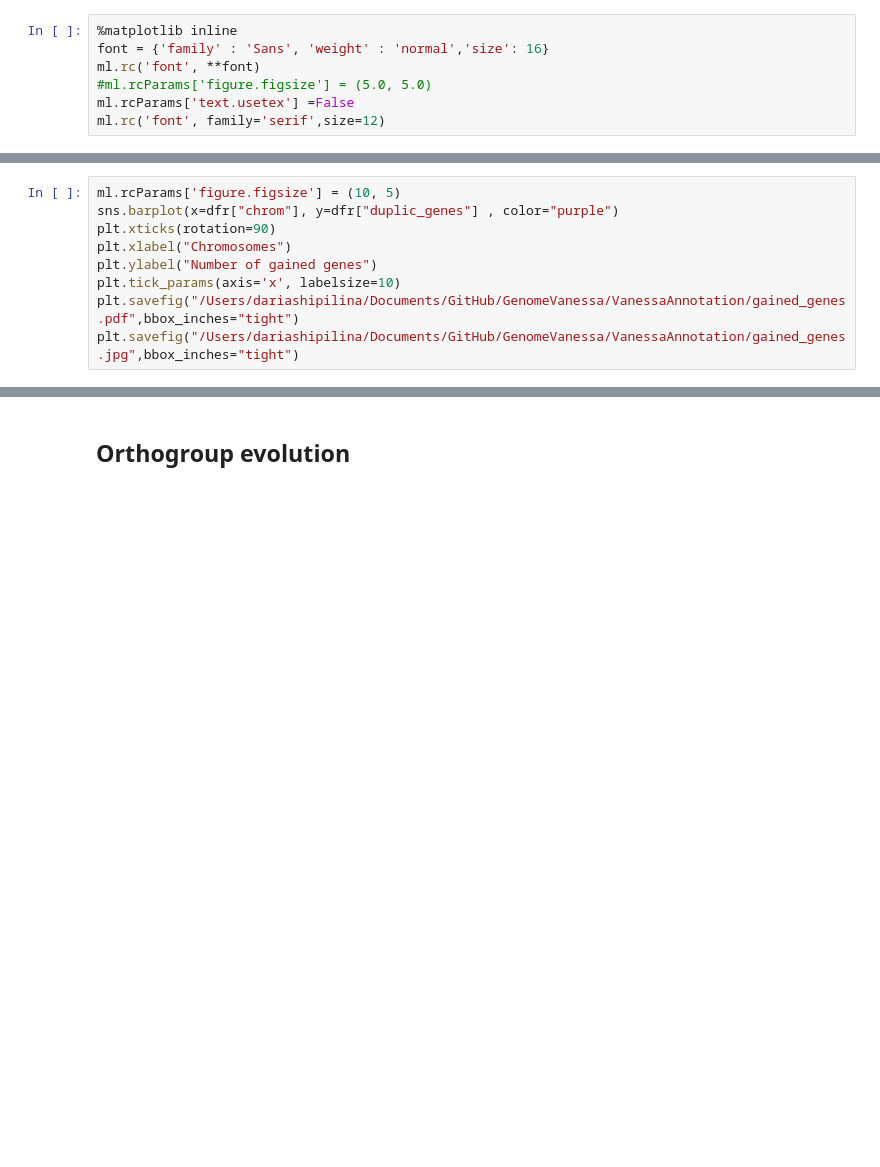
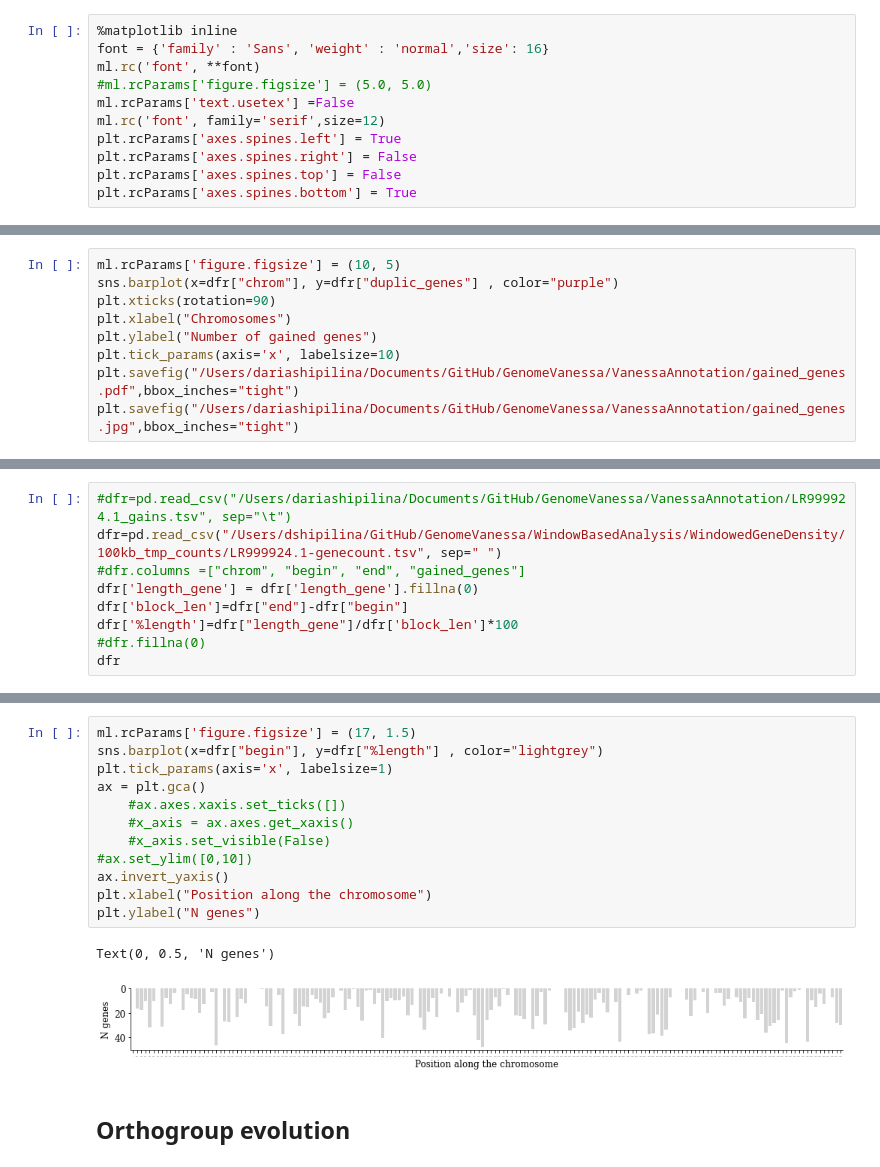
Before and after one commit to DaSh-bash/GenomeVanessa, a Jupyter notebook: Figures/VanessaGenomeFigures.ipynb, the cells around one changed output, grey strips where cells are left out. Saved outputs shown, nothing was run; the diff lists cells and outputs as text; blank space fills up the shorter version.

```diff
--- a/Figures/VanessaGenomeFigures.ipynb
+++ b/Figures/VanessaGenomeFigures.ipynb
@@ -19,6 +19,10 @@ ml.rc('font', **font)
 #ml.rcParams['figure.figsize'] = (5.0, 5.0)
 ml.rcParams['text.usetex'] =False
 ml.rc('font', family='serif',size=12)
+plt.rcParams['axes.spines.left'] = True
+plt.rcParams['axes.spines.right'] = False
+plt.rcParams['axes.spines.top'] = False
+plt.rcParams['axes.spines.bottom'] = True
 # %% [markdown]
 # Functions
 # %% [markdown]
@@ -720,0 +742,9 @@ plt.savefig("/Users/dariashipilina/Documents/GitHub/GenomeVanessa/VanessaAnnotat
+# %%
+#dfr=pd.read_csv("/Users/dariashipilina/Documents/GitHub/GenomeVanessa/VanessaAnnotation/LR999924.1_gains.tsv", sep="\t")
+dfr=pd.read_csv("/Users/dshipilina/GitHub/GenomeVanessa/WindowBasedAnalysis/WindowedGeneDensity/100kb_tmp_counts/LR999924.1-genecount.tsv", sep=" ")
+#dfr.columns =["chrom", "begin", "end", "gained_genes"]
+dfr['length_gene'] = dfr['length_gene'].fillna(0)
+dfr['block_len']=dfr["end"]-dfr["begin"]
+dfr['%length']=dfr["length_gene"]/dfr['block_len']*100
+#dfr.fillna(0)
+dfr
@@ -721,3 +788,18 @@ plt.savefig("/Users/dariashipilina/Documents/GitHub/GenomeVanessa/VanessaAnnotat
+# %%
+ml.rcParams['figure.figsize'] = (17, 1.5)
+sns.barplot(x=dfr["begin"], y=dfr["%length"] , color="lightgrey")
+plt.tick_params(axis='x', labelsize=1)
+ax = plt.gca()
+    #ax.axes.xaxis.set_ticks([])
+    #x_axis = ax.axes.get_xaxis()
+    #x_axis.set_visible(False)
+#ax.set_ylim([0,10])
+ax.invert_yaxis()
+plt.xlabel("Position along the chromosome")
+plt.ylabel("N genes")
+# %% [output]
+Text(0, 0.5, 'N genes')
+[figure, added]
 # %% [markdown]
 ## Orthogroup evolution
 # %%
```
Also changed, not shown: parts of 18 cells of this notebook.
